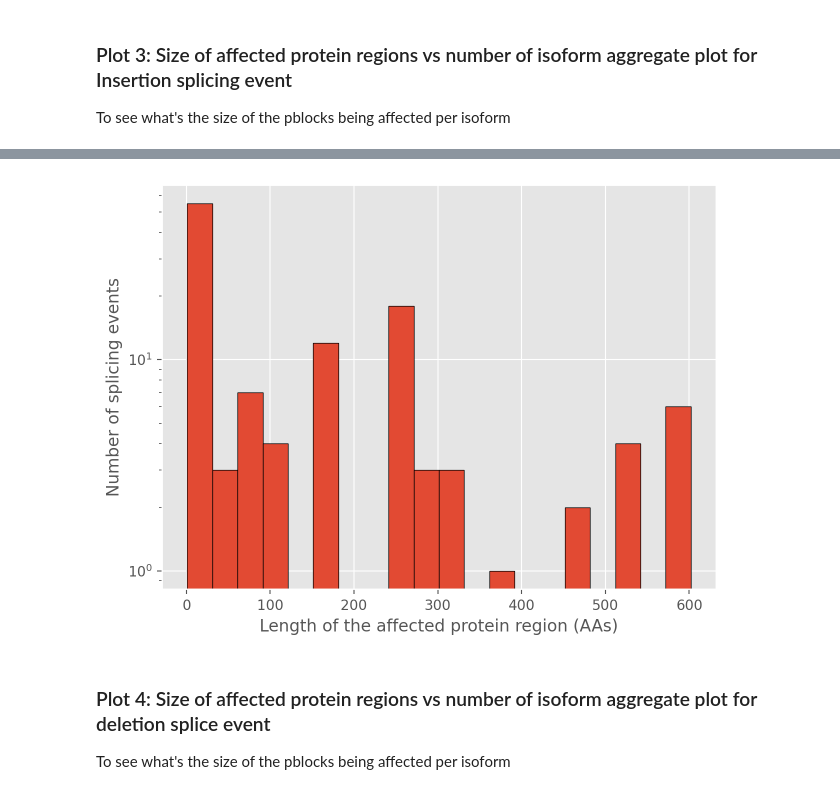
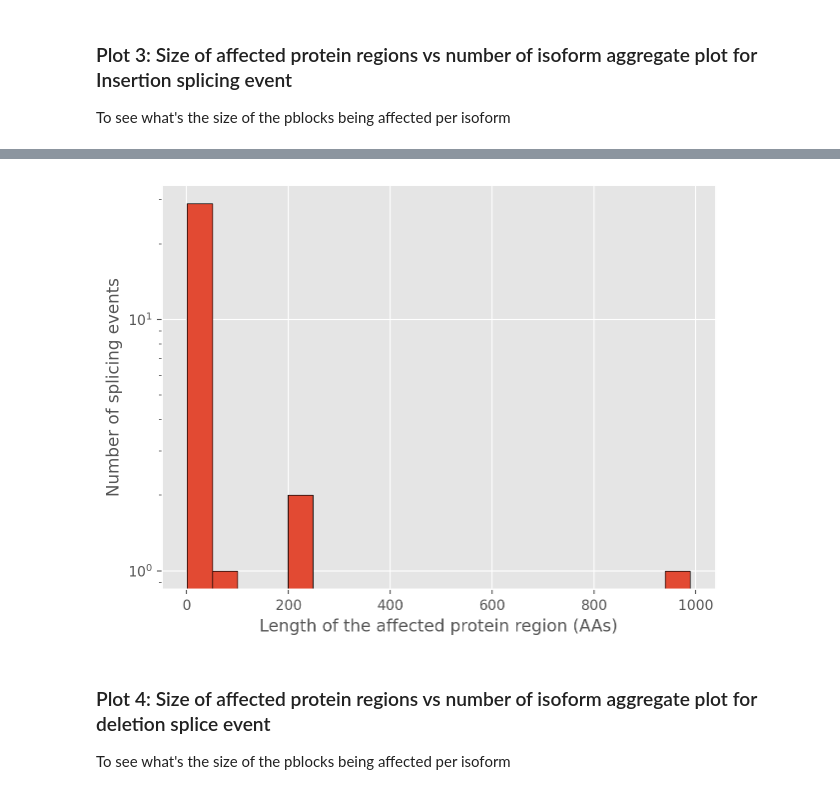
Before and after one commit to sheynkman-lab/biosurfer_analysis, a Jupyter notebook: scripts/genome_wide_summary.ipynb, the cells around one changed output, grey strips where cells are left out. Cells and saved outputs as stored; diff of their text form; code cells hidden in the pictures.

Commit message:
New genome wide summary backboe plots

```diff
--- a/scripts/genome_wide_summary.ipynb
+++ b/scripts/genome_wide_summary.ipynb
@@ -343,11 +301,11 @@ NameError: name 'xi' is not defined
 # %%
-plt.hist(pb_stats_size_D, bins=20, edgecolor='black')
+plt.hist(pb_stats_size_I, bins=20, edgecolor='black')
 plt.xlabel('Length of the affected protein region (AAs)')
 plt.ylabel('Number of splicing events')
 plt.yscale('log')
 plt.show()
 # %% [output]
-[figure, old version]
+[figure, new version]
 # %% [markdown]
 ### Plot 4: Size of affected protein regions vs number of isoform aggregate plot for deletion splice event
 To see what's the size of the pblocks being affected per isoform
```
Also changed, not shown: parts of 37 cells of this notebook.
